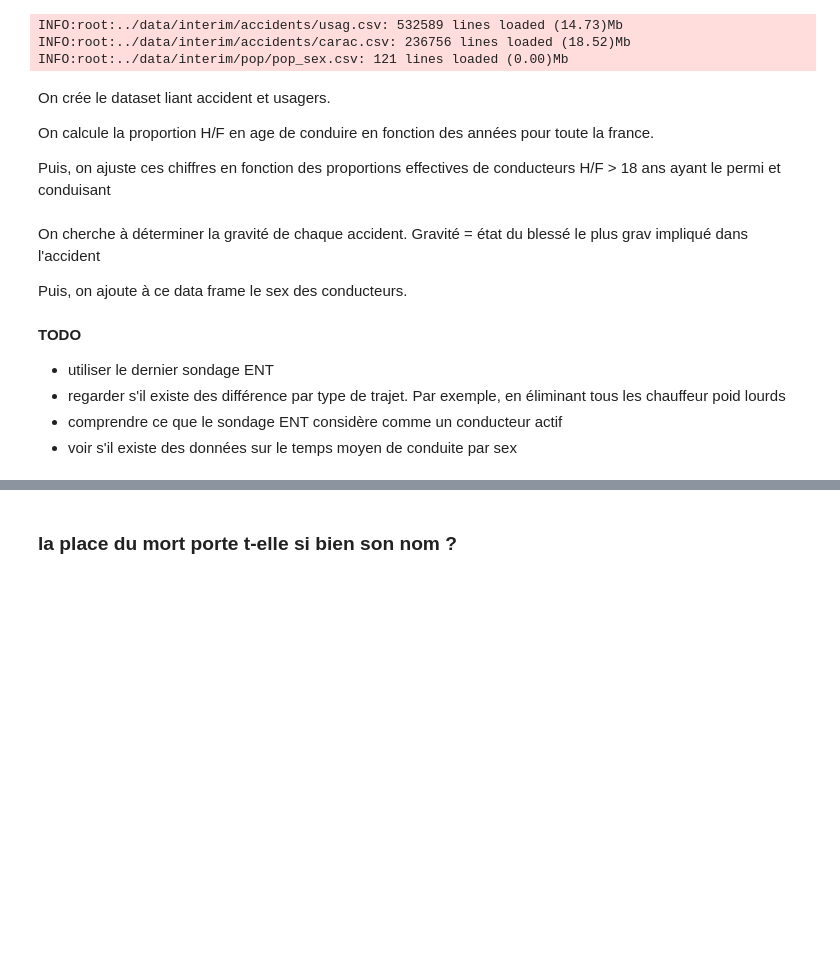
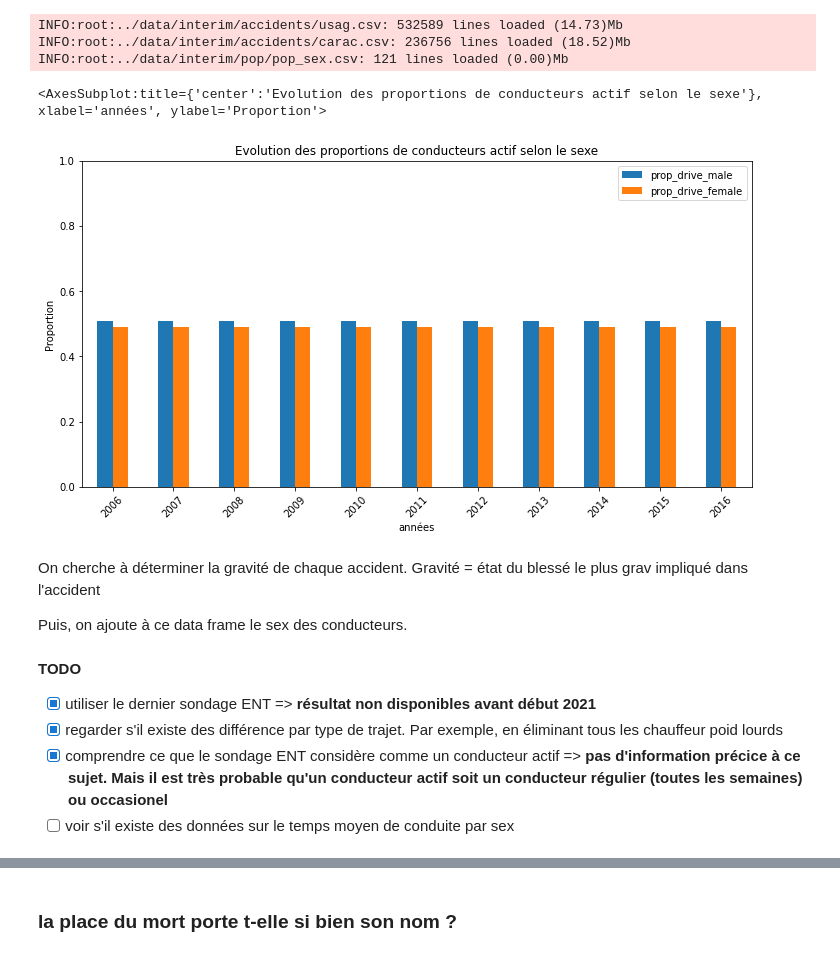
Before and after one commit to thomas-marquis/datascience-securite-routiere, a Jupyter notebook: notebooks/1.2-tm-accidents-exploration.ipynb, the cells around one changed output, grey strips where cells are left out. Cells and saved outputs as stored; diff of their text form; code cells hidden in the pictures; blank space fills up the shorter version.

Commit message:
femme au volant, mort au tournant ? Non

```diff
--- a/notebooks/1.2-tm-accidents-exploration.ipynb
+++ b/notebooks/1.2-tm-accidents-exploration.ipynb
@@ -198,15 +201,11 @@ See the caveats in the documentation: https://pandas.pydata.org/pandas-docs/stab
 usag_df = utils.get_dataset(get_path_interim('usag'), inter_dtypes.usag)
 carac_df = utils.get_dataset(get_path_interim('carac'), inter_dtypes.carac)
 pop_sex = utils.get_dataset('../data/interim/pop/pop_sex.csv', sep=',')
-permi = pd.read_excel('../data/interim/conducteurs/conducteur_permi.xlsx', engine='openpyxl', index_col=0)
+entd = pd.read_excel('../data/raw/conducteurs/entd.xlsx',
+                     engine='openpyxl', index_col=0, header=0)
+
 acc = pd.merge(carac_df, usag_df, on='Num_Acc', how='inner')
 # %% [output]
 INFO:root:../data/interim/accidents/usag.csv: 532589 lines loaded (14.73)Mb
 INFO:root:../data/interim/accidents/carac.csv: 236756 lines loaded (18.52)Mb
 INFO:root:../data/interim/pop/pop_sex.csv: 121 lines loaded (0.00)Mb
-# %% [markdown]
-On crée le dataset liant accident et usagers.
-
-On calcule la proportion H/F en age de conduire en fonction des années pour toute la france.
-
-Puis, on ajuste ces chiffres en fonction des proportions effectives de conducteurs H/F > 18 ans ayant le permi et conduisant
@@ -231,3 +212,52 @@ pop_sex_ages['Prop_Femmes'] = pop_sex_ages['Femmes'] / pop_sex_ages['Total']
+# %%
+def get_drivers_count(pop_sex, entd):
+    # on récupère la taille de la population en age de conduire (par an)
+    # (> 20 ans à défaut d'avoir la tranche d'âge > 18 ans)
+    drivers_count = pop_sex\
+        .rename({'Annee': 'year', 'Hommes': 'pop_male', 'Femmes': 'pop_female'}, axis=1)\
+        .loc[pop_sex['Tranches'].str.contains('|'.join(['20 à 64 ans', '65 ans ou plus'])),
+             ['pop_male', 'pop_female', 'year']]\
+        .groupby(by=['year']).sum().reset_index()
+
+    # on corrige ce nombre par la proportion (estimée par l'ENTD) de personnes ayant le permi
+    drivers_count['permi_male'] = drivers_count['pop_male'] * \
+        (entd.loc['ENSEMBLE', 'Homme Titulaire du permis'] / 100)
+    drivers_count['permi_female'] = drivers_count['pop_female'] * \
+        (entd.loc['ENSEMBLE', 'Femme Titulaire du permis'] / 100)
+
+    # on corrige ce nombre par la proportion (estimée par l'ENTD) de personnes ayant le permi et conduisant
+    drivers_count['drive_male'] = drivers_count['permi_male'] * \
+        (entd.loc['ENSEMBLE', 'Homme Conduit'] / 100)
+    drivers_count['drive_female'] = drivers_count['permi_female'] * \
+        (entd.loc['ENSEMBLE', 'Femme Conduit'] / 100)
+    drivers_count['drive_tot'] = drivers_count['drive_male'] + \
+        drivers_count['drive_female']
+
+    # enfin, on calcul les proportions de conducteurs actifs H/F
+    drivers_count['prop_drive_male'] = drivers_count['drive_male'] / \
+        drivers_count['drive_tot']
+    drivers_count['prop_drive_female'] = drivers_count['drive_female'] / \
+        drivers_count['drive_tot']
+
+    # On fait le ménage dans les colonnes
+    drivers_count = drivers_count.drop(['pop_male',
+                                        'pop_female',
+                                        'permi_male',
+                                        'permi_female',
+                                        'drive_male',
+                                        'drive_female',
+                                        'drive_tot'], axis=1)
+
+    return drivers_count
+
+
+drivers_count = get_drivers_count(pop_sex, entd)
+drivers_count.plot.bar(x='year', ylim=[0, 1], rot=45, xlabel='années', ylabel='Proportion',
+                       title='Evolution des proportions de conducteurs actif selon le sexe',
+                       figsize=(12, 6))
+# %% [output]
+<AxesSubplot:title={'center':'Evolution des proportions de conducteurs actif selon le sexe'}, xlabel='années', ylabel='Proportion'>
+[figure, added]
 # %% [markdown]
 On cherche à déterminer la gravité de chaque accident. Gravité = état du blessé le plus grav impliqué dans l'accident
 
@@ -235,7 +265,7 @@ Puis, on ajoute à ce data frame le sex des conducteurs.
 # %% [markdown]
 **TODO**
 
-- utiliser le dernier sondage ENT
-- regarder s'il existe des différence par type de trajet. Par exemple, en éliminant tous les chauffeur poid lourds
-- comprendre ce que le sondage ENT considère comme un conducteur actif
-- voir s'il existe des données sur le temps moyen de conduite par sex
+- [x] utiliser le dernier sondage ENT => **résultat non disponibles avant début 2021**
+- [x] regarder s'il existe des différence par type de trajet. Par exemple, en éliminant tous les chauffeur poid lourds
+- [x] comprendre ce que le sondage ENT considère comme un conducteur actif => **pas d'information précice à ce sujet. Mais il est très probable qu'un conducteur actif soit un conducteur régulier (toutes les semaines) ou occasionel**
+- [ ] voir s'il existe des données sur le temps moyen de conduite par sex
```
Also changed, not shown: parts of 16 cells of this notebook, 11 other files.
